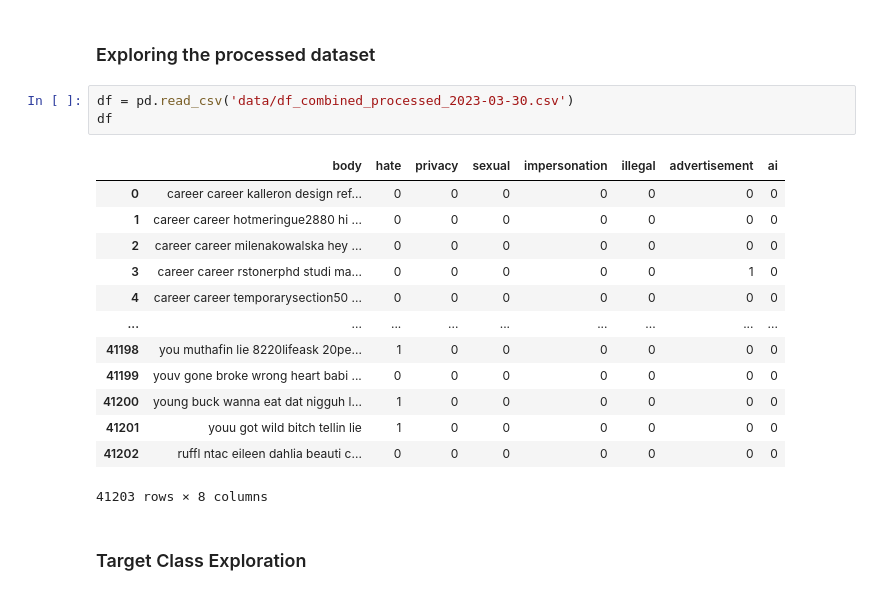
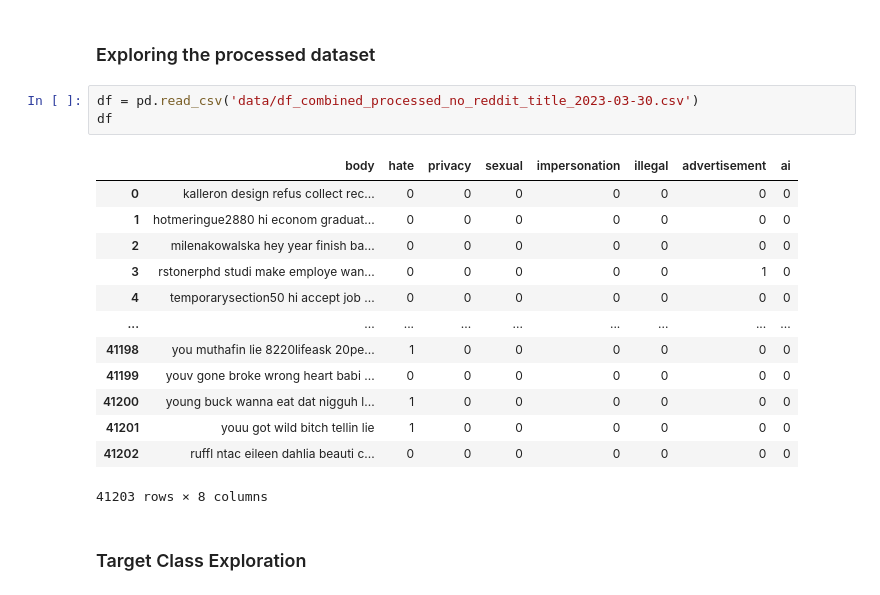
Before and after one commit to edologgerbird/PowerText, a Jupyter notebook: data_eda.ipynb, the cells around one changed output. Saved outputs shown, nothing was run; the diff lists cells and outputs as text.

```diff
--- a/data_eda.ipynb
+++ b/data_eda.ipynb
@@ -20,15 +20,15 @@ RANDOM_STATE = 42
 # %% [markdown]
 ### Exploring the processed dataset
 # %%
-df = pd.read_csv('data/df_combined_processed_2023-03-30.csv')
+df = pd.read_csv('data/df_combined_processed_no_reddit_title_2023-03-30.csv')
 df
 # %% [output]
 |  | body | hate | privacy | sexual | impersonation | illegal | advertisement | ai |
-| 0 | career career kalleron design ref... | 0 | 0 | 0 | 0 | 0 | 0 | 0 |
-| 1 | career career hotmeringue2880 hi ... | 0 | 0 | 0 | 0 | 0 | 0 | 0 |
-| 2 | career career milenakowalska hey ... | 0 | 0 | 0 | 0 | 0 | 0 | 0 |
-| 3 | career career rstonerphd studi ma... | 0 | 0 | 0 | 0 | 0 | 1 | 0 |
-| 4 | career career temporarysection50 ... | 0 | 0 | 0 | 0 | 0 | 0 | 0 |
+| 0 | kalleron design refus collect rec... | 0 | 0 | 0 | 0 | 0 | 0 | 0 |
+| 1 | hotmeringue2880 hi econom graduat... | 0 | 0 | 0 | 0 | 0 | 0 | 0 |
+| 2 | milenakowalska hey year finish ba... | 0 | 0 | 0 | 0 | 0 | 0 | 0 |
+| 3 | rstonerphd studi make employe wan... | 0 | 0 | 0 | 0 | 0 | 1 | 0 |
+| 4 | temporarysection50 hi accept job ... | 0 | 0 | 0 | 0 | 0 | 0 | 0 |
 | ... | ... | ... | ... | ... | ... | ... | ... | ... |
 | 41198 | you muthafin lie 8220lifeask 20pe... | 1 | 0 | 0 | 0 | 0 | 0 | 0 |
 | 41199 | youv gone broke wrong heart babi ... | 0 | 0 | 0 | 0 | 0 | 0 | 0 |
```
Also changed, not shown: parts of 11 cells of this notebook.
